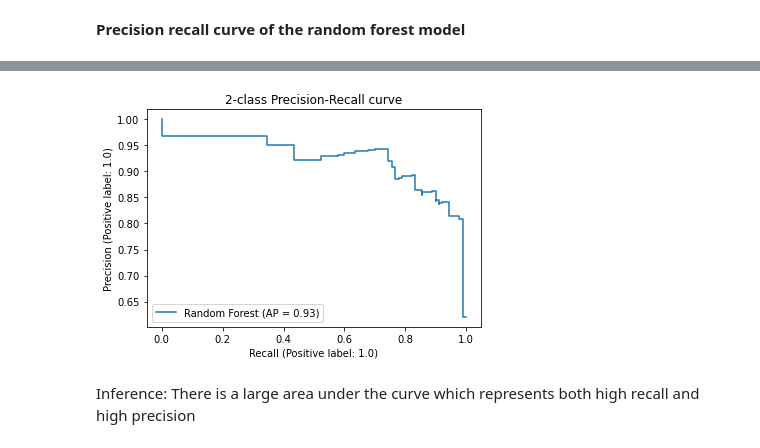
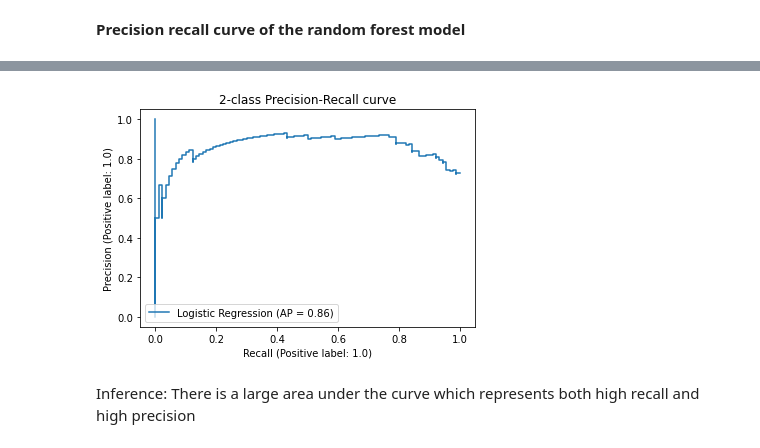
Before and after one commit to pgangw/ml_projects2022, a Jupyter notebook: Credit Card Approval - Linear and non linear prediction models/resubmission_creditcardapproval.ipynb, the cells around one changed output, grey strips where cells are left out. Saved outputs shown, nothing was run; the diff lists cells and outputs as text; code cells hidden in the pictures.

```diff
--- a/Credit Card Approval - Linear and non linear prediction models/resubmission_creditcardapproval.ipynb
+++ b/Credit Card Approval - Linear and non linear prediction models/resubmission_creditcardapproval.ipynb
@@ -511,10 +500,0 @@ y_train = y_train[indx]
-# %%
-from sklearn.model_selection import GridSearchCV
-
-grid={"C":np.logspace(-3,3,7), "penalty":["l1","l2"]}# l1 lasso l2 ridge
-logreg=LogisticRegression()
-logreg_cv=GridSearchCV(logit,grid,cv=10)
-logreg_cv.fit(X_train,y_train)
-
-print("tuned hpyerparameters :(best parameters) ",logreg_cv.best_params_)
-print("accuracy :",logreg_cv.best_score_)
@@ -523,0 +523,19 @@ accuracy : 0.8382227891156463
+# %%
+from sklearn.model_selection import GridSearchCV
+param_grid = {
+    'clf__C': np.logspace(-4, 4, 4),
+    'clf__penalty':['l2', 'l1'],
+    'clf__class_weight':['balanced', 'none'],
+    'clf__max_iter':[10000, 50000]
+
+}
+lrsearch = GridSearchCV(logitpipe,
+                      param_grid,
+                      scoring='f1_macro',
+                      cv=25,
+                      n_jobs=-1
+                     )
+with io.capture_output() as captured:
+    lrsearch.fit(X_train, y_train.values.ravel())
+print("Best parameter (CV score=%0.3f):" % lrsearch.best_score_)
+print(lrsearch.best_params_)
@@ -569,12 +626,12 @@ weighted avg       0.84      0.84      0.84       164
 # %%
 from sklearn.metrics import PrecisionRecallDisplay
 
 display = PrecisionRecallDisplay.from_estimator(
-    search, X_test, y_test, name="Random Forest"
+    lrsearch, X_test, y_test, name="Logistic Regression"
 )
 _ = display.ax_.set_title("2-class Precision-Recall curve")
 # %% [output]
-[figure, old version]
+[figure, new version]
 # %% [markdown]
 Inference: There is a large area under the curve which represents both high recall and high precision
 # %% [markdown]
```
Also changed, not shown: parts of 25 cells of this notebook, 1 other file.
